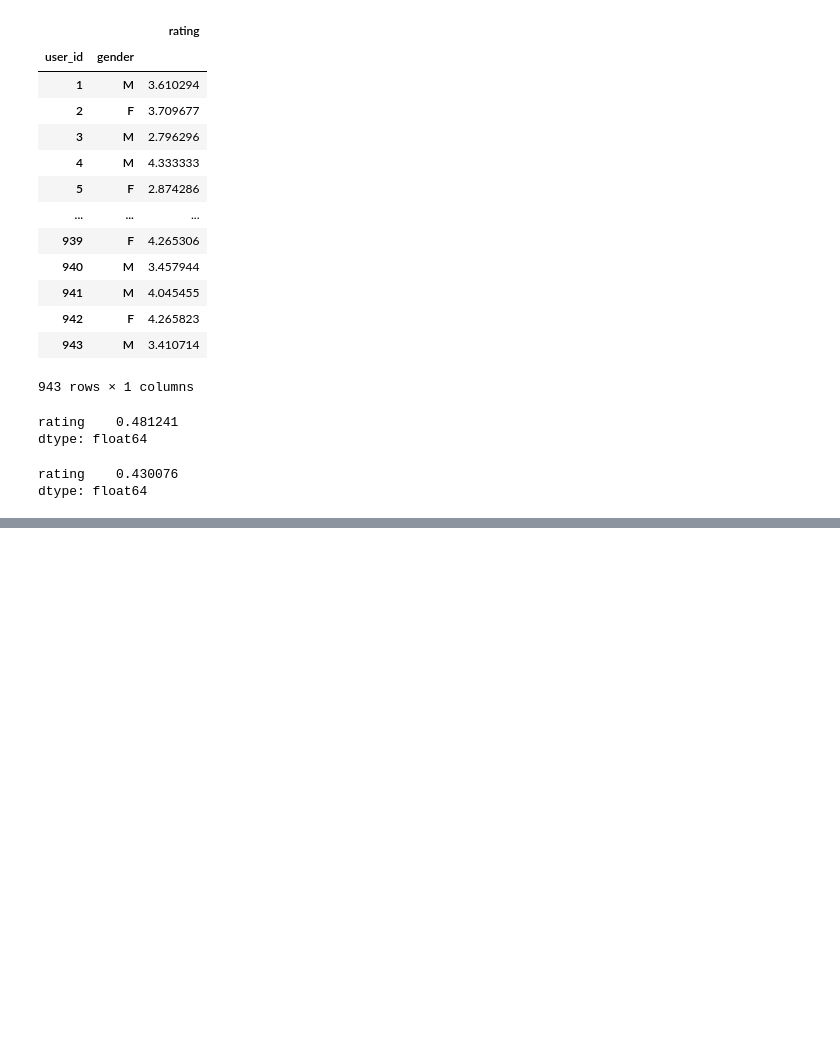
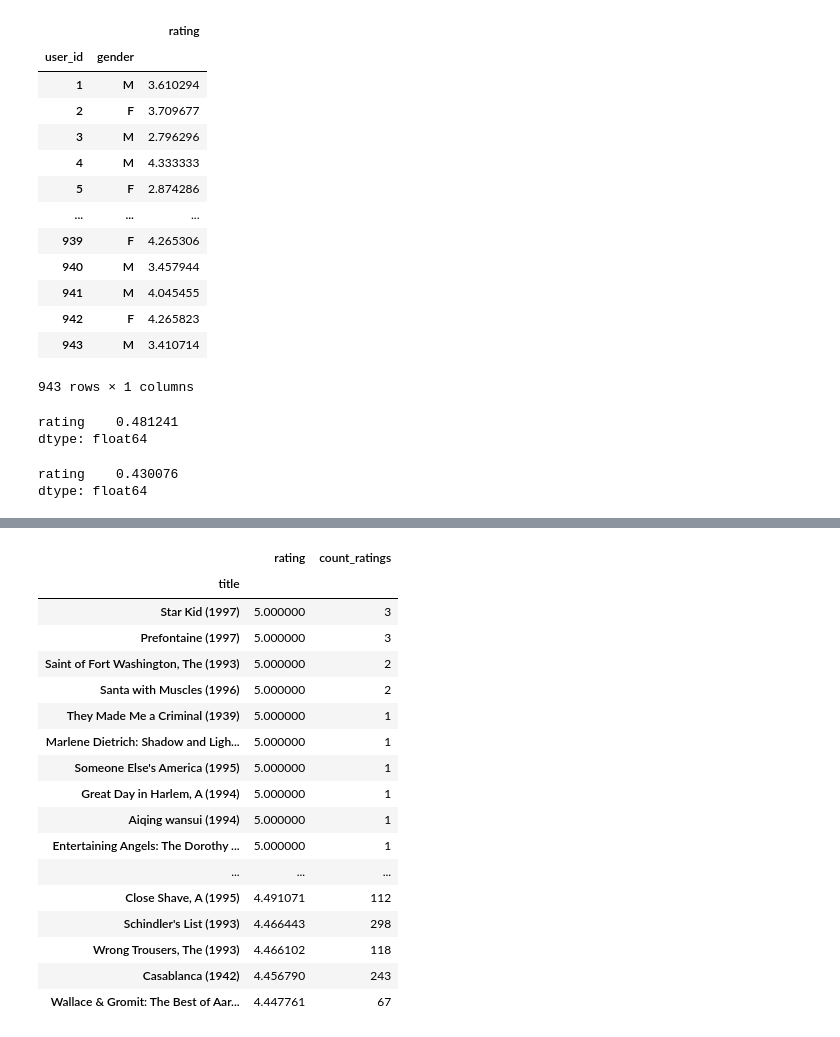
Before and after one commit to RukaiaAfsana/Feature-engineering-, a Jupyter notebook: MovieLen/MovieLen Recommender .ipynb, the cells around one changed output, grey strips where cells are left out. Drawn from its saved outputs; the diff is of its cells as text; code cells hidden in the pictures; blank space fills up the shorter version.

```diff
--- a/MovieLen/MovieLen Recommender .ipynb
+++ b/MovieLen/MovieLen Recommender .ipynb
@@ -107,0 +185,4 @@ dtype: float64
+# %%
+movie_details = pd.DataFrame(final_df.groupby("title")["rating"].mean().sort_values(ascending=False))
+# %%
+movie_details["count_ratings"]= final_df.groupby("title")["rating"].count()
@@ -107,0 +206,22 @@ dtype: float64
+# %%
+movie_details.sort_values(["rating","count_ratings"],ascending=False).head(20)
+#### 5 and 1  rated movies got few ratings
+# %% [output]
+|  | rating | count_ratings |
+| title |  |  |
+| Star Kid (1997) | 5.000000 | 3 |
+| Prefontaine (1997) | 5.000000 | 3 |
+| Saint of Fort Washington, The (1993) | 5.000000 | 2 |
+| Santa with Muscles (1996) | 5.000000 | 2 |
+| They Made Me a Criminal (1939) | 5.000000 | 1 |
+| Marlene Dietrich: Shadow and Ligh... | 5.000000 | 1 |
+| Someone Else's America (1995) | 5.000000 | 1 |
+| Great Day in Harlem, A (1994) | 5.000000 | 1 |
+| Aiqing wansui (1994) | 5.000000 | 1 |
+| Entertaining Angels: The Dorothy ... | 5.000000 | 1 |
+| ... | ... | ... |
+| Close Shave, A (1995) | 4.491071 | 112 |
+| Schindler's List (1993) | 4.466443 | 298 |
+| Wrong Trousers, The (1993) | 4.466102 | 118 |
+| Casablanca (1942) | 4.456790 | 243 |
+| Wallace & Gromit: The Best of Aar... | 4.447761 | 67 |
```
Also changed, not shown: parts of 32 cells of this notebook, 1 other file.
